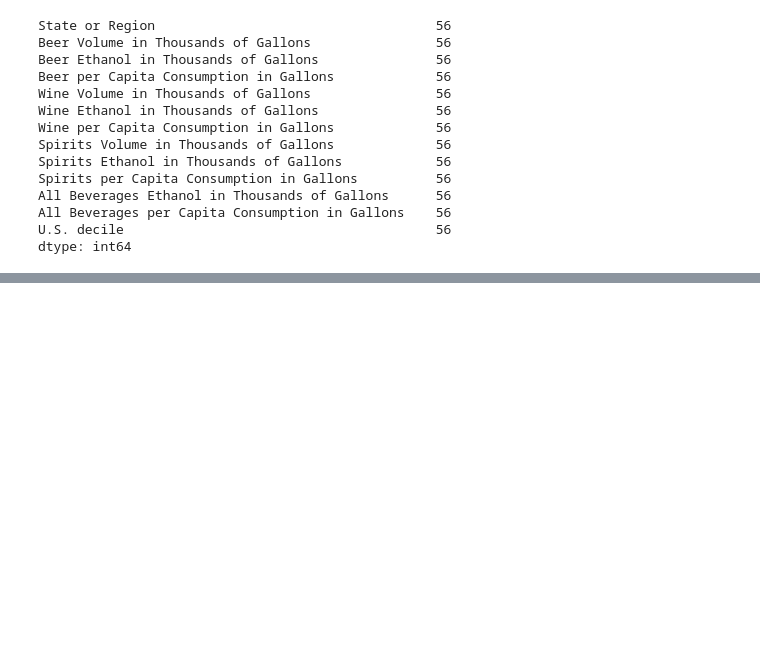
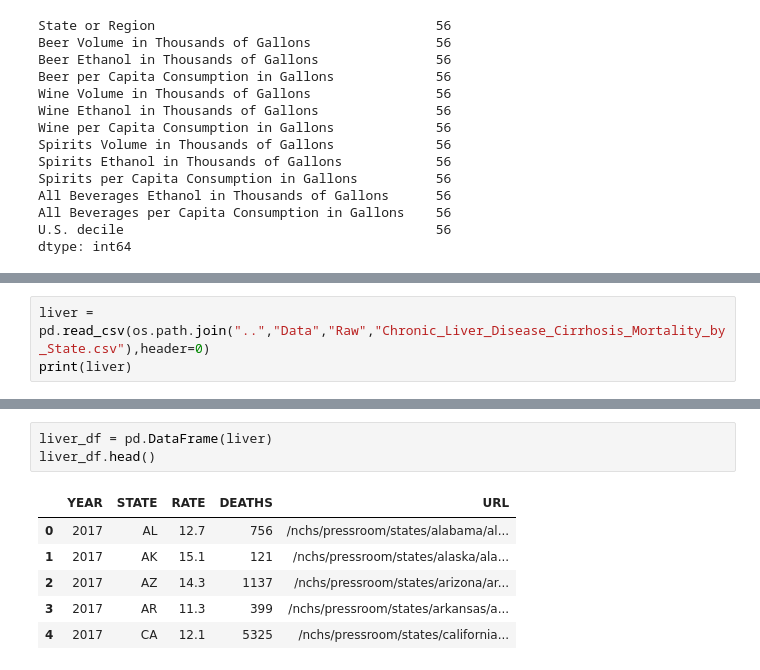
Before and after one commit to epayne323/ProjectOneRepo, a Jupyter notebook: Notebooks/Working_DataCleanup_RM.ipynb, the cells around one changed output, grey strips where cells are left out. Drawn from its saved outputs; the diff is of its cells as text; blank space fills up the shorter version.

```diff
--- a/Notebooks/Working_DataCleanup_RM.ipynb
+++ b/Notebooks/Working_DataCleanup_RM.ipynb
@@ -812,0 +813,3 @@ consumption_df.to_csv(os.path.join("..","Data","Clean",""))
+# %%
+liver = pd.read_csv(os.path.join("..","Data","Raw","Chronic_Liver_Disease_Cirrhosis_Mortality_by_State.csv"),header=0)
+print(liver)
@@ -812,0 +834,10 @@ consumption_df.to_csv(os.path.join("..","Data","Clean",""))
+# %%
+liver_df = pd.DataFrame(liver)
+liver_df.head()
+# %% [output]
+|  | YEAR | STATE | RATE | DEATHS | URL |
+| 0 | 2017 | AL | 12.7 | 756 | /nchs/pressroom/states/alabama/al... |
+| 1 | 2017 | AK | 15.1 | 121 | /nchs/pressroom/states/alaska/ala... |
+| 2 | 2017 | AZ | 14.3 | 1137 | /nchs/pressroom/states/arizona/ar... |
+| 3 | 2017 | AR | 11.3 | 399 | /nchs/pressroom/states/arkansas/a... |
+| 4 | 2017 | CA | 12.1 | 5325 | /nchs/pressroom/states/california... |
```
Also changed, not shown: parts of 17 cells of this notebook, 2 other files.
